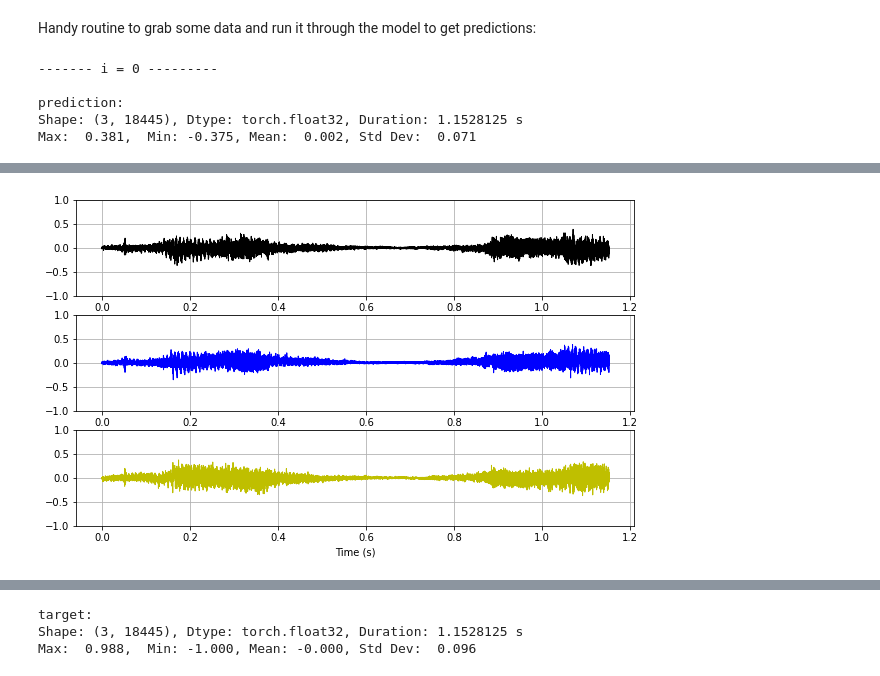
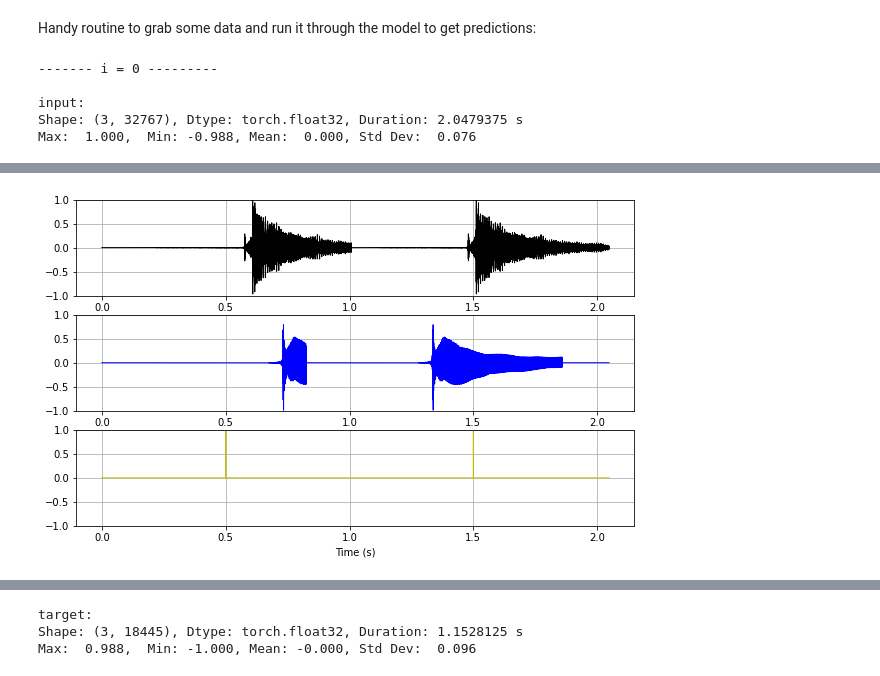
Before and after one commit to drscotthawley/fastproaudio, a Jupyter notebook: 02_time_align.ipynb, the cells around one changed output, grey strips where cells are left out. Saved outputs shown, nothing was run; the diff lists cells and outputs as text; code cells hidden in the pictures.

Commit message:
showing input inference too

```diff
--- a/02_time_align.ipynb
+++ b/02_time_align.ipynb
@@ -832,14 +832,14 @@ def get_pred_batch(dataloader, crop_target=True, causal=False):
 # %%
 input, params, target, pred = get_pred_batch(test_dataloader, causal=dict_args['causal'])
 i = 0  # just look at the first element
 print(f"------- i = {i} ---------\n")
-print(f"prediction:")
-show_audio(pred[i], sample_rate)
+print(f"input:")
+show_audio(input[i], sample_rate)
 # %% [output]
 ------- i = 0 ---------
 
-prediction:
-Shape: (3, 18445), Dtype: torch.float32, Duration: 1.1528125 s
-Max:  0.381,  Min: -0.375, Mean:  0.002, Std Dev:  0.071
+input:
+Shape: (3, 32767), Dtype: torch.float32, Duration: 2.0479375 s
+Max:  1.000,  Min: -0.988, Mean:  0.000, Std Dev:  0.076
 [interactive output not drawn]
-[figure, old version]
+[figure, new version]
```
Also changed, not shown: parts of 1 cell of this notebook, 1 other file.
